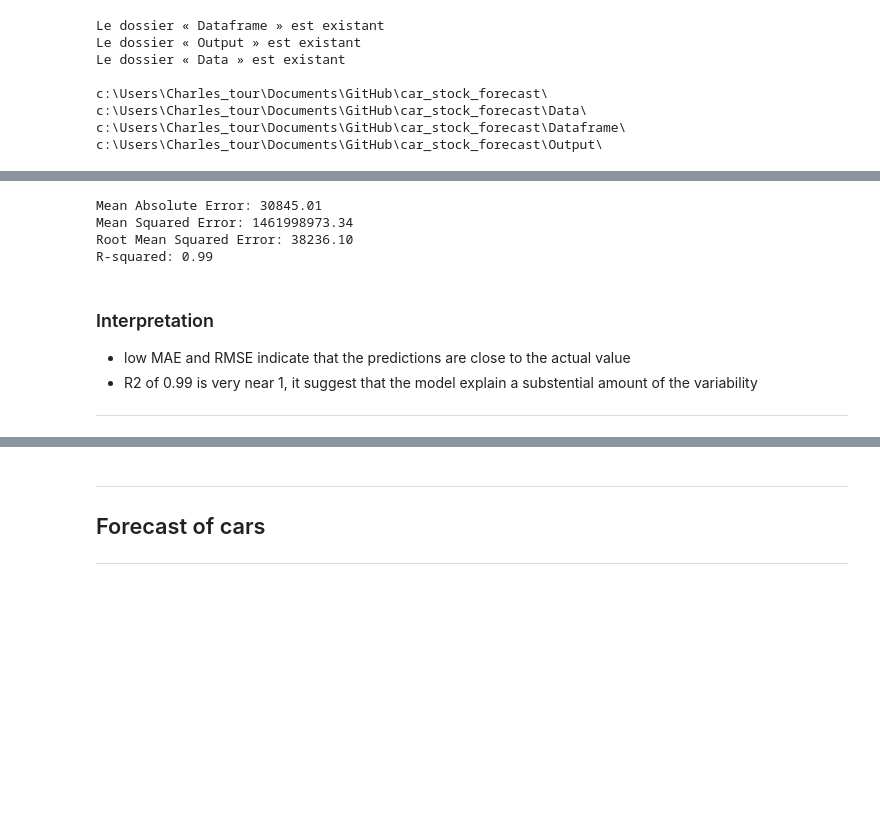
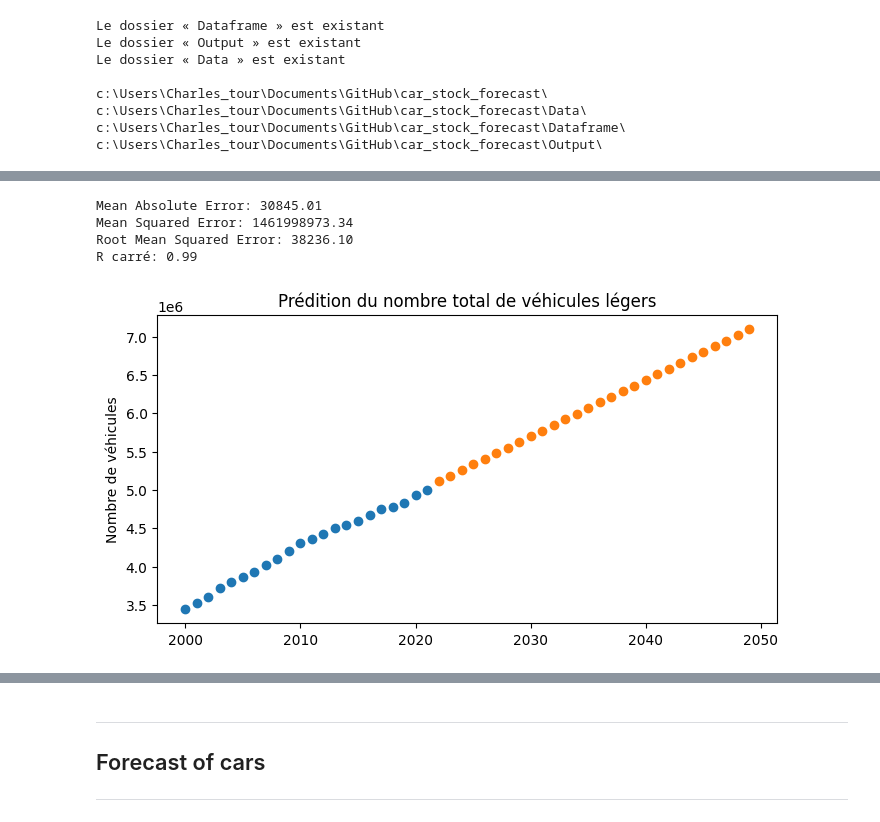
Before and after one commit to caseguin/car_stock_forecast, a Jupyter notebook: models.ipynb, the cells around one changed output, grey strips where cells are left out. Saved outputs shown, nothing was run; the diff lists cells and outputs as text; code cells hidden in the pictures; blank space fills up the shorter version.

Commit message:
Adding linear and ploynomial forecast

```diff
--- a/models.ipynb
+++ b/models.ipynb
@@ -89,0 +49,13 @@ predictions_df
+# %%
+# Régression linéaire
+X = cars_ld['year'].values.reshape(-1,1)
+y = cars_ld['total'].values
+
+model = LinearRegression()
+model.fit(X, y)
+
+years_to_predict = np.arange(2022, 2050).reshape(-1,1)
+
+prediction = model.predict(years_to_predict)
+
+prediction
@@ -90,24 +73,45 @@ predictions_df
 # %%
-# Evaluate the model performance
-from sklearn.metrics import mean_absolute_error, mean_squared_error, r2_score
+def prediction_manipulation(year_df, prediction):
+    year_df = pd.DataFrame(year_df)
+    prediction = pd.DataFrame(prediction)
 
-# Calculate metrics
-mae = mean_absolute_error(y, model.predict(X))
-mse = mean_squared_error(y, model.predict(X))
-rmse = np.sqrt(mse)
-r2 = r2_score(y, model.predict(X))
+    year_df = year_df.rename(columns={0:'year'})
+    prediction = prediction.rename(columns={0:'prediction'}).astype(int)
 
-print(f'Mean Absolute Error: {mae:.2f}')
-print(f'Mean Squared Error: {mse:.2f}')
-print(f'Root Mean Squared Error: {rmse:.2f}')
-print(f'R-squared: {r2:.2f}')
+    prediction_df = pd.concat([year_df,prediction], axis=1)
+
+    # Ajouter au df original
+    original_df = cars_ld[['year', 'total']].copy()
+    final_df = pd.concat([original_df, prediction_df], axis=0)
+
+    return final_df
+
+final_df = prediction_manipulation(years_to_predict, prediction)
+
+# r carrée
+def print_results_metrics(model):
+    mae = mean_absolute_error(y, model.predict(X))
+    mse = mean_squared_error(y, model.predict(X))
+    rmse = np.sqrt(mse)
+    r2 = r2_score(y, model.predict(X))
+
+    print(f'Mean Absolute Error: {mae:.2f}')
+    print(f'Mean Squared Error: {mse:.2f}')
+    print(f'Root Mean Squared Error: {rmse:.2f}')
+    print(f'R carré: {r2:.2f}')
+print_results_metrics(model)
+
+# Plot the resuslts
+plt.figure(figsize=(8,4))
+plt.scatter(final_df['year'], final_df['total'])
+plt.scatter(final_df['year'], final_df['prediction'])
+
+plt.title('Prédition du nombre total de véhicules légers')
+plt.ylabel('Nombre de véhicules')
+plt.show()
 # %% [output]
 Mean Absolute Error: 30845.01
 Mean Squared Error: 1461998973.34
 Root Mean Squared Error: 38236.10
-R-squared: 0.99
+R carré: 0.99
+[figure, added]
-# %% [markdown]
-### Interpretation
-- low MAE and RMSE indicate that the predictions are close to the actual value
-- R2 of 0.99 is very near 1, it suggest that the model explain a substential amount of the variability
-***
```
Also changed, not shown: parts of 20 cells of this notebook.
